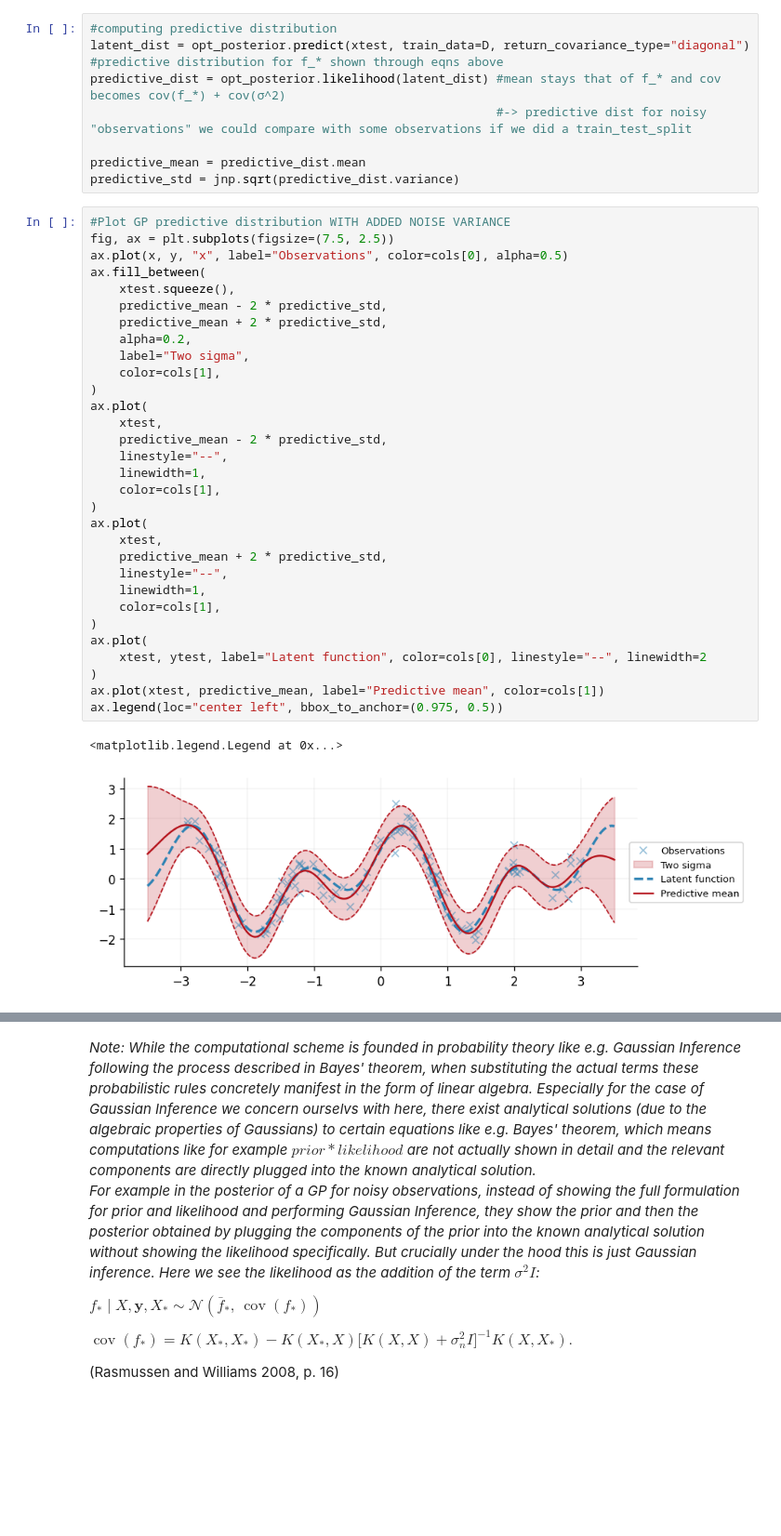
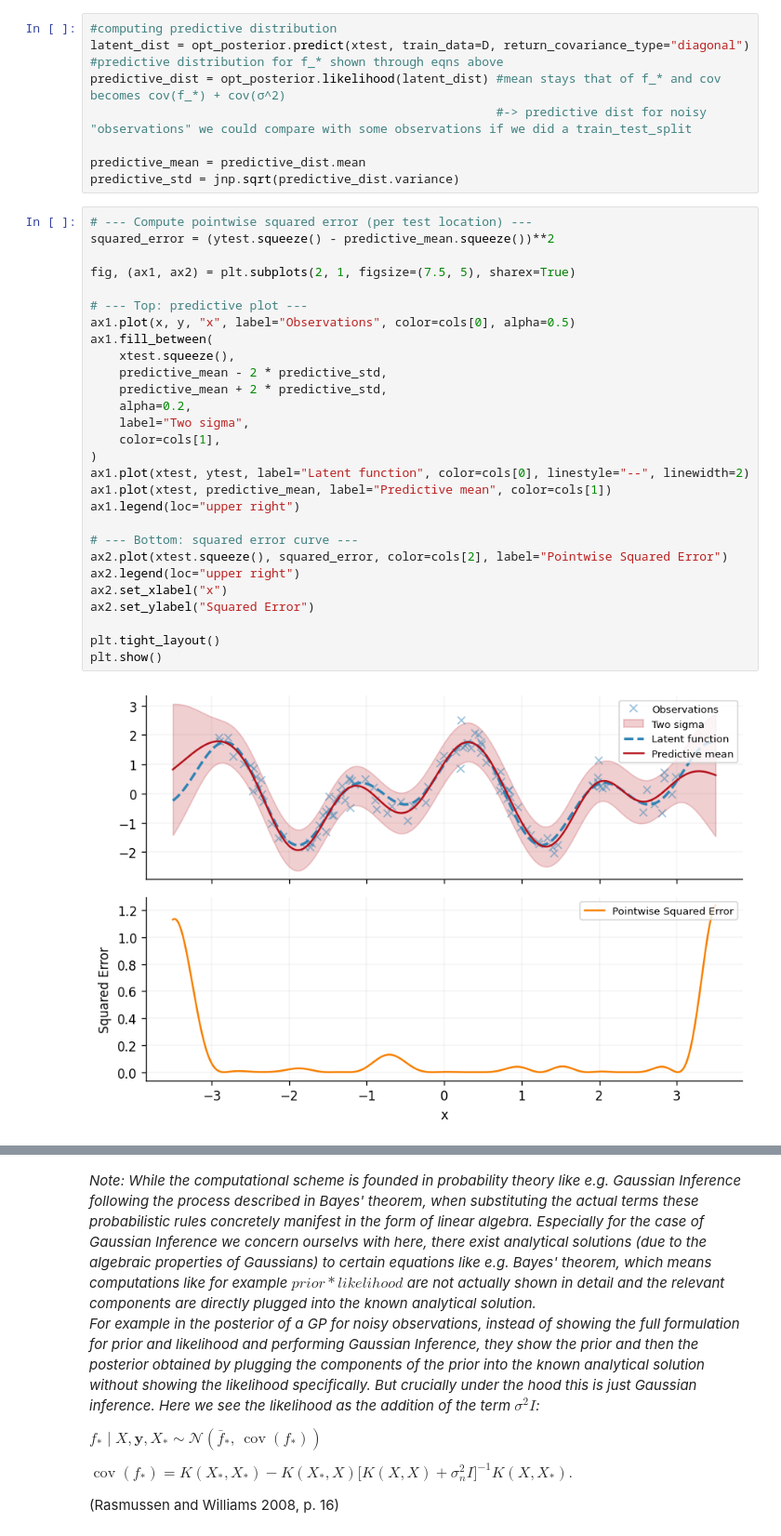
Before and after one commit to alexp200/GPJax, a Jupyter notebook: alex/GPs_TLDR.ipynb, the cells around one changed output, grey strips where cells are left out. Shown at 93% size. Saved outputs shown, nothing was run; the diff lists cells and outputs as text; blank space fills up the shorter version.

Commit message:
added error evaluations of gp

```diff
--- a/alex/GPs_TLDR.ipynb
+++ b/alex/GPs_TLDR.ipynb
@@ -320,37 +320,33 @@ predictive_dist = opt_posterior.likelihood(latent_dist) #mean stays that of f_*
 
 predictive_mean = predictive_dist.mean
 predictive_std = jnp.sqrt(predictive_dist.variance)
-# %%
-#Plot GP predictive distribution WITH ADDED NOISE VARIANCE
-fig, ax = plt.subplots(figsize=(7.5, 2.5))
-ax.plot(x, y, "x", label="Observations", color=cols[0], alpha=0.5)
-ax.fill_between(
-    xtest.squeeze(),
-    predictive_mean - 2 * predictive_std,
-    predictive_mean + 2 * predictive_std,
-    alpha=0.2,
-    label="Two sigma",
-    color=cols[1],
-)
-ax.plot(
-    xtest,
-    predictive_mean - 2 * predictive_std,
-    linestyle="--",
-    linewidth=1,
-    color=cols[1],
-)
-ax.plot(
-    xtest,
-    predictive_mean + 2 * predictive_std,
-    linestyle="--",
-    linewidth=1,
-    color=cols[1],
-)
-ax.plot(
-    xtest, ytest, label="Latent function", color=cols[0], linestyle="--", linewidth=2
-)
-ax.plot(xtest, predictive_mean, label="Predictive mean", color=cols[1])
-ax.legend(loc="center left", bbox_to_anchor=(0.975, 0.5))
-# %% [output]
-<matplotlib.legend.Legend at 0x...>
-[figure, removed]
+# %%
+# --- Compute pointwise squared error (per test location) ---
+squared_error = (ytest.squeeze() - predictive_mean.squeeze())**2
+
+fig, (ax1, ax2) = plt.subplots(2, 1, figsize=(7.5, 5), sharex=True)
+
+# --- Top: predictive plot ---
+ax1.plot(x, y, "x", label="Observations", color=cols[0], alpha=0.5)
+ax1.fill_between(
+    xtest.squeeze(),
+    predictive_mean - 2 * predictive_std,
+    predictive_mean + 2 * predictive_std,
+    alpha=0.2,
+    label="Two sigma",
+    color=cols[1],
+)
+ax1.plot(xtest, ytest, label="Latent function", color=cols[0], linestyle="--", linewidth=2)
+ax1.plot(xtest, predictive_mean, label="Predictive mean", color=cols[1])
+ax1.legend(loc="upper right")
+
+# --- Bottom: squared error curve ---
+ax2.plot(xtest.squeeze(), squared_error, color=cols[2], label="Pointwise Squared Error")
+ax2.legend(loc="upper right")
+ax2.set_xlabel("x")
+ax2.set_ylabel("Squared Error")
+
+plt.tight_layout()
+plt.show()
+# %% [output]
+[figure, added]
```
Also changed, not shown: parts of 1 cell of this notebook.
